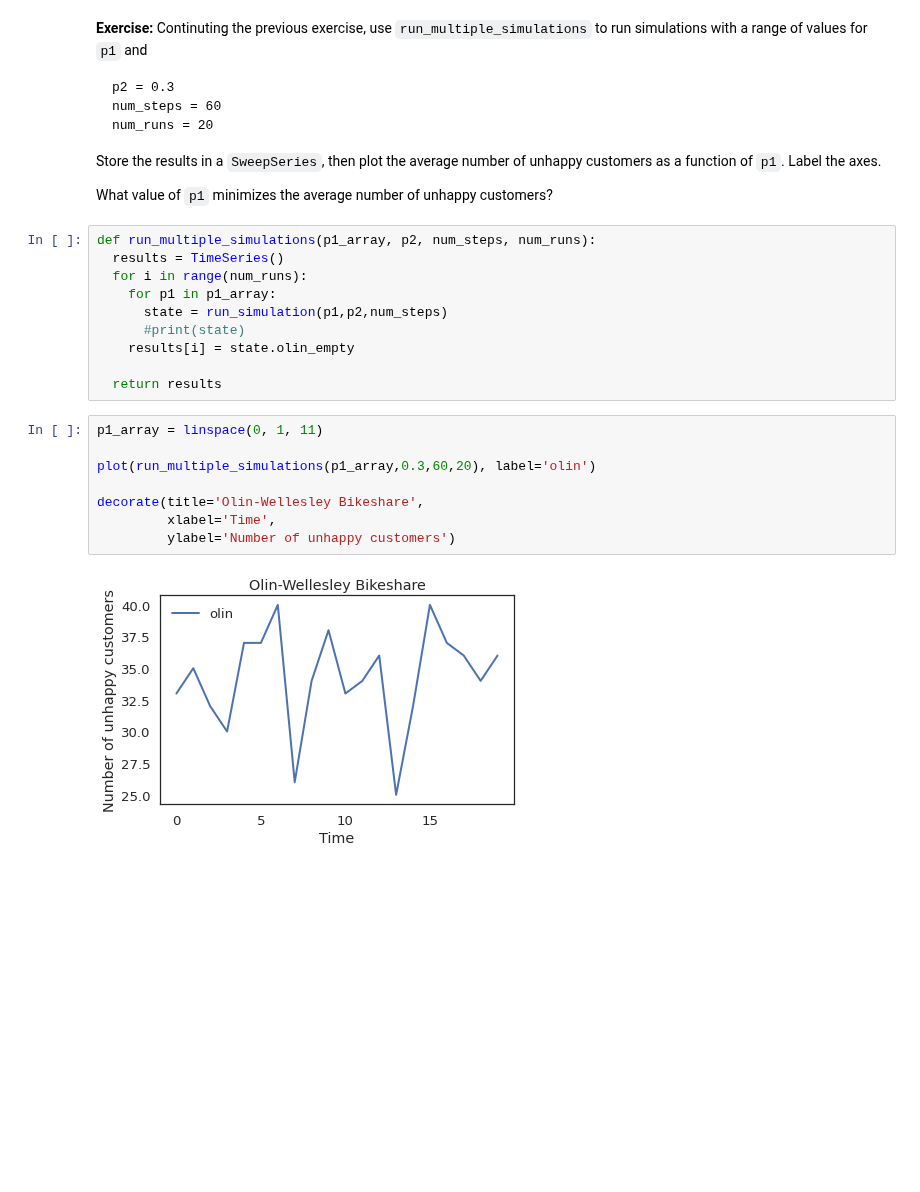
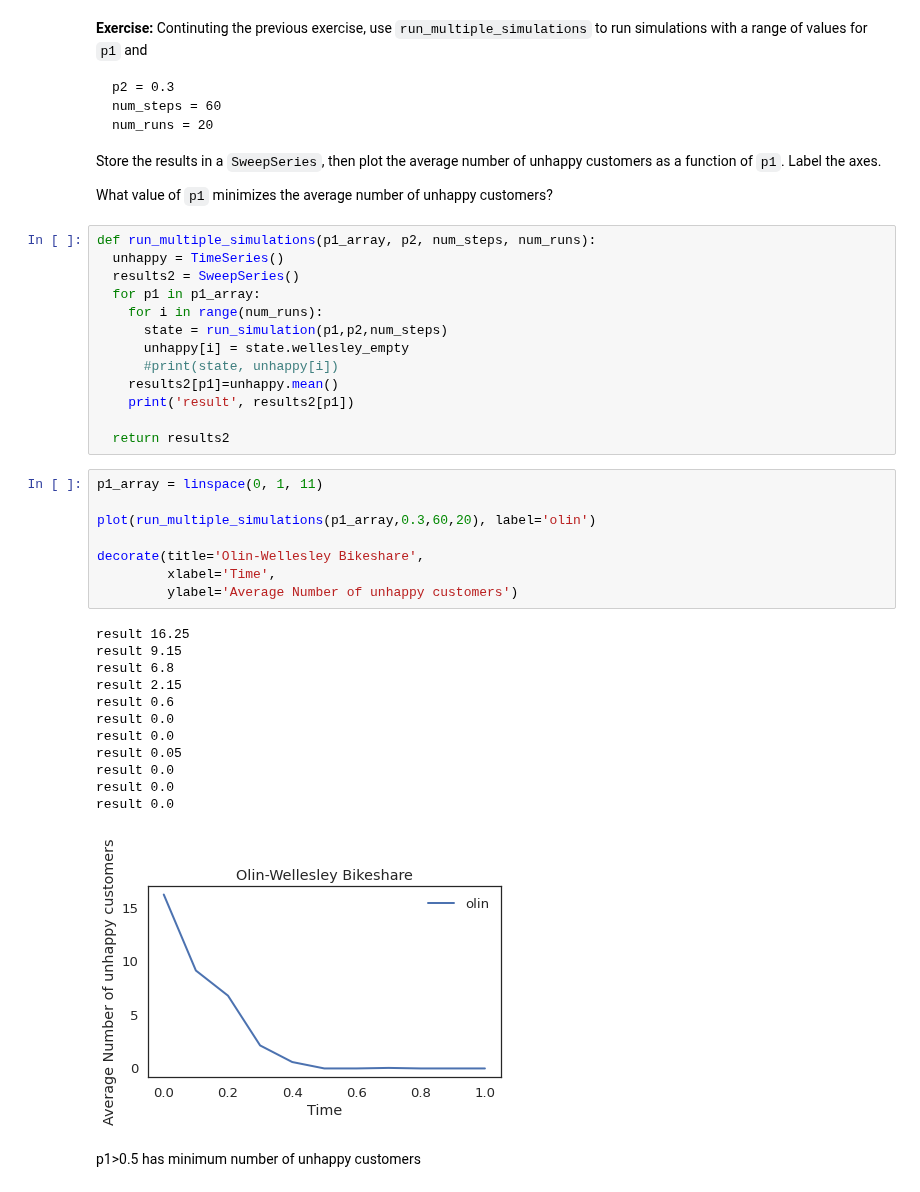
Before and after one commit to ferrysany/ModSimPy, a Jupyter notebook: colab/chap04.ipynb, the cells around one changed output. Drawn from its saved outputs; the diff is of its cells as text; blank space fills up the shorter version.

```diff
--- a/colab/chap04.ipynb
+++ b/colab/chap04.ipynb
@@ -366,21 +363,37 @@ Store the results in a `SweepSeries`, then plot the average number of unhappy cu
 What value of `p1` minimizes the average number of unhappy customers?
 # %%
 def run_multiple_simulations(p1_array, p2, num_steps, num_runs):
-  results = TimeSeries()
-  for i in range(num_runs):
-    for p1 in p1_array:
+  unhappy = TimeSeries()
+  results2 = SweepSeries()
+  for p1 in p1_array:
+    for i in range(num_runs):
       state = run_simulation(p1,p2,num_steps)
-      #print(state)
-    results[i] = state.olin_empty
+      unhappy[i] = state.wellesley_empty
+      #print(state, unhappy[i])
+    results2[p1]=unhappy.mean()
+    print('result', results2[p1])
 
-  return results
+  return results2
 # %%
 p1_array = linspace(0, 1, 11)
 
 plot(run_multiple_simulations(p1_array,0.3,60,20), label='olin')
 
 decorate(title='Olin-Wellesley Bikeshare',
          xlabel='Time',
-         ylabel='Number of unhappy customers')
+         ylabel='Average Number of unhappy customers')
 # %% [output]
+result 16.25
+result 9.15
+result 6.8
+result 2.15
+result 0.6
+result 0.0
+result 0.0
+result 0.05
+result 0.0
+result 0.0
+result 0.0
-[figure, old version]
+[figure, new version]
+# %% [markdown]
+p1>0.5 has minimum number of unhappy customers
```
Also changed, not shown: parts of 10 cells of this notebook.
